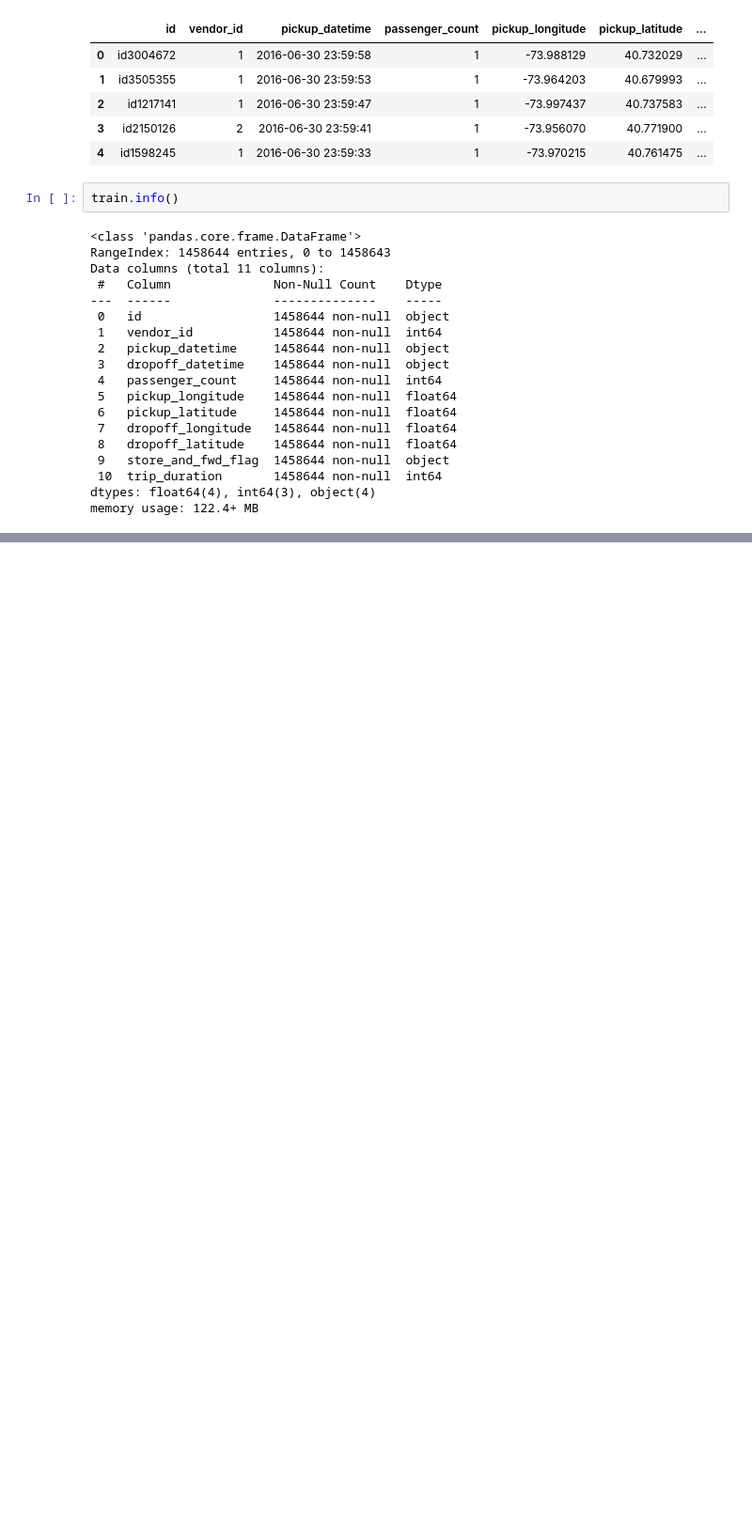
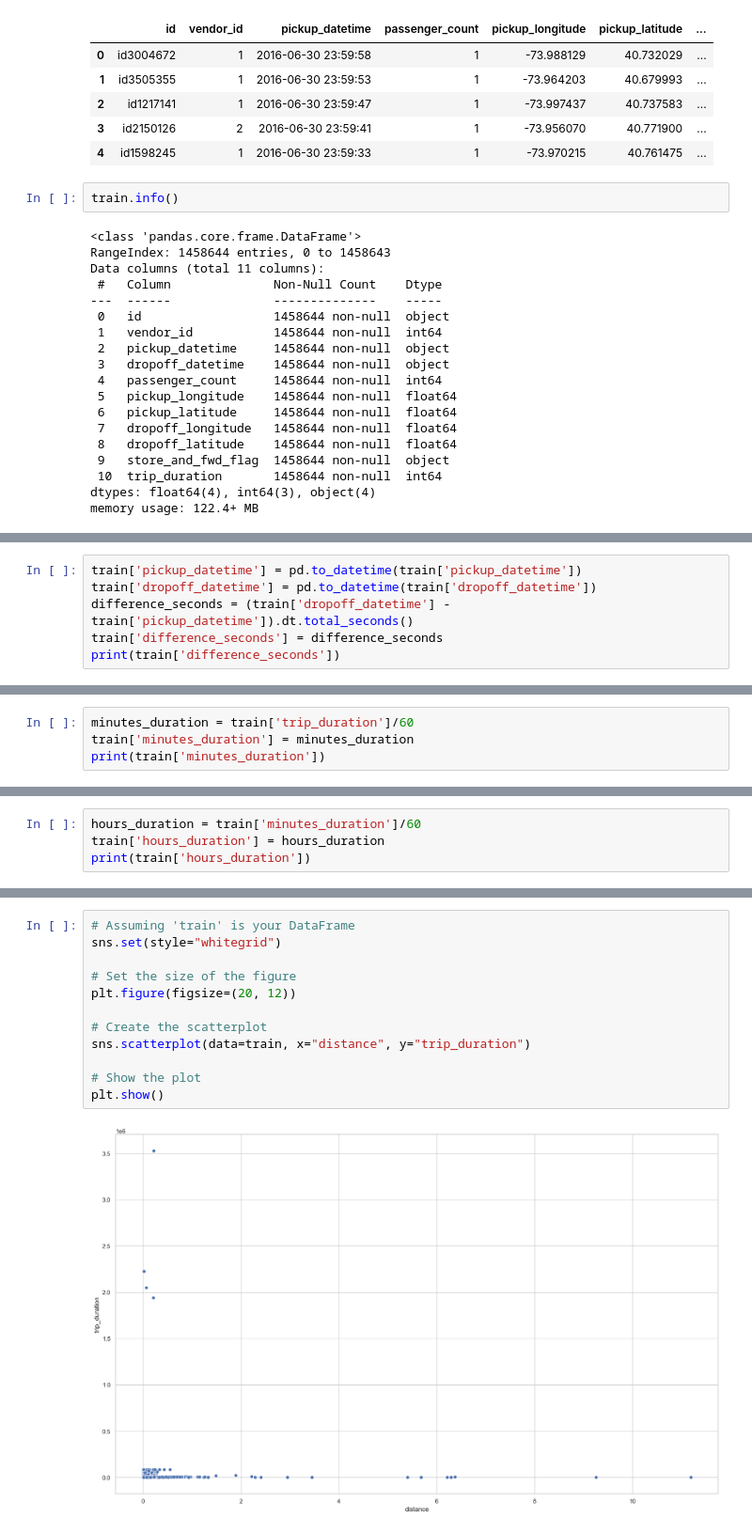
Before and after one commit to Pinkwinx/DataScience2, a Jupyter notebook: Predict/NumericOutput.ipynb, the cells around one changed output, grey strips where cells are left out. Shown at 94% size. Cells and saved outputs as stored; diff of their text form; blank space fills up the shorter version.

```diff
--- a/Predict/NumericOutput.ipynb
+++ b/Predict/NumericOutput.ipynb
@@ -96,0 +97,6 @@ NameError: name 'radians' is not defined
+# %%
+train['pickup_datetime'] = pd.to_datetime(train['pickup_datetime'])
+train['dropoff_datetime'] = pd.to_datetime(train['dropoff_datetime'])
+difference_seconds = (train['dropoff_datetime'] - train['pickup_datetime']).dt.total_seconds()
+train['difference_seconds'] = difference_seconds
+print(train['difference_seconds'])
@@ -96,0 +116,4 @@ NameError: name 'radians' is not defined
+# %%
+minutes_duration = train['trip_duration']/60
+train['minutes_duration'] = minutes_duration
+print(train['minutes_duration'])
@@ -96,0 +133,4 @@ NameError: name 'radians' is not defined
+# %%
+hours_duration = train['minutes_duration']/60
+train['hours_duration'] = hours_duration
+print(train['hours_duration'])
@@ -96,0 +150,14 @@ NameError: name 'radians' is not defined
+# %%
+# Assuming 'train' is your DataFrame
+sns.set(style="whitegrid")
+
+# Set the size of the figure
+plt.figure(figsize=(20, 12))
+
+# Create the scatterplot
+sns.scatterplot(data=train, x="distance", y="trip_duration")
+
+# Show the plot
+plt.show()
+# %% [output]
+[figure, added]
```
Also changed, not shown: parts of 4 cells of this notebook.
